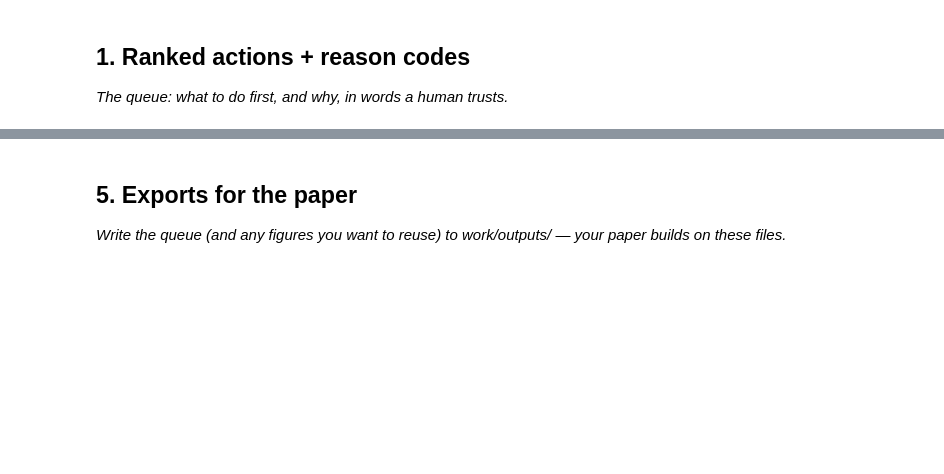
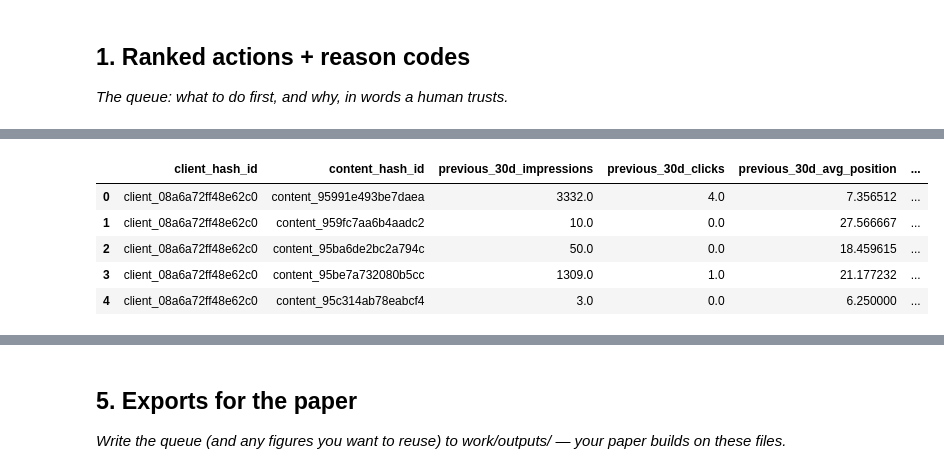
Before and after one commit to srivastava071/flyrank-ml-internship, a Jupyter notebook: work/notebooks/w07_action_playbook.ipynb, the cells around one changed output, grey strips where cells are left out. Saved outputs shown, nothing was run; the diff lists cells and outputs as text; code cells hidden in the pictures; blank space fills up the shorter version.

```diff
--- a/work/notebooks/w07_action_playbook.ipynb
+++ b/work/notebooks/w07_action_playbook.ipynb
@@ -12,0 +57,88 @@ This skeleton is yours to fill. Work the sections **in order** — each one has
+# %%
+march_data = con.sql(f"""
+WITH previous_window AS (
+    SELECT
+        f.client_hash_id,
+        f.content_hash_id,
+        SUM(f.gsc_impressions) AS previous_30d_impressions,
+        SUM(f.gsc_clicks) AS previous_30d_clicks,
+        AVG(f.gsc_avg_position) AS previous_30d_avg_position
+    FROM {TABLES['fact_daily']} f
+    WHERE f.report_date >= DATE '2026-02-01'
+      AND f.report_date < DATE '2026-03-01'
+      AND f.gsc_data_available IS TRUE
+    GROUP BY
+        f.client_hash_id,
+        f.content_hash_id
+),
+
+march_window AS (
+    SELECT
+        f.client_hash_id,
+        f.content_hash_id,
+        SUM(f.gsc_impressions) AS march_impressions
+    FROM {TABLES['fact_daily']} f
+    WHERE f.report_date >= DATE '2026-03-01'
+      AND f.report_date < DATE '2026-04-01'
+      AND f.gsc_data_available IS TRUE
+    GROUP BY
+        f.client_hash_id,
+        f.content_hash_id
+),
+
+query_signals AS (
+    SELECT
+        content_hash_id,
+        ANY_VALUE(content_visible_query_count) AS visible_query_count,
+        MAX(impressions_90d)
+            / NULLIF(SUM(impressions_90d), 0) AS top_query_share
+    FROM {TABLES['fact_query_90d']}
+    GROUP BY content_hash_id
+),
+
+content_age AS (
+    SELECT
+        content_hash_id,
+        DATE_DIFF(
+            'day',
+            CAST(content_created_date AS DATE),
+            DATE '2026-03-01'
+        ) AS age_days
+    FROM {TABLES['dim_content']}
+    WHERE content_created_date IS NOT NULL
+)
+
+SELECT
+    p.client_hash_id,
+    p.content_hash_id,
+
+    p.previous_30d_impressions,
+    p.previous_30d_clicks,
+    p.previous_30d_avg_position,
+
+    q.visible_query_count,
+    q.top_query_share,
+
+    a.age_days,
+
+    m.march_impressions
+
+FROM previous_window p
+
+LEFT JOIN march_window m
+    ON p.client_hash_id = m.client_hash_id
+   AND p.content_hash_id = m.content_hash_id
+
+LEFT JOIN query_signals q
+    ON p.content_hash_id = q.content_hash_id
+
+LEFT JOIN content_age a
+    ON p.content_hash_id = a.content_hash_id
+
+WHERE p.previous_30d_impressions > 0
+  AND m.march_impressions IS NOT NULL
+""").df()
+
+print("March modeling rows:", len(march_data))
+march_data.head()
+# %% [output]
@@ -12,0 +146,6 @@ This skeleton is yours to fill. Work the sections **in order** — each one has
+|  | client_hash_id | content_hash_id | previous_30d_impressions | previous_30d_clicks | previous_30d_avg_position | ... |
+| 0 | client_08a6a72ff48e62c0 | content_95991e493be7daea | 3332.0 | 4.0 | 7.356512 | ... |
+| 1 | client_08a6a72ff48e62c0 | content_959fc7aa6b4aadc2 | 10.0 | 0.0 | 27.566667 | ... |
+| 2 | client_08a6a72ff48e62c0 | content_95ba6de2bc2a794c | 50.0 | 0.0 | 18.459615 | ... |
+| 3 | client_08a6a72ff48e62c0 | content_95be7a732080b5cc | 1309.0 | 1.0 | 21.177232 | ... |
+| 4 | client_08a6a72ff48e62c0 | content_95c314ab78eabcf4 | 3.0 | 0.0 | 6.250000 | ... |
```
Also changed, not shown: parts of 25 cells of this notebook.
